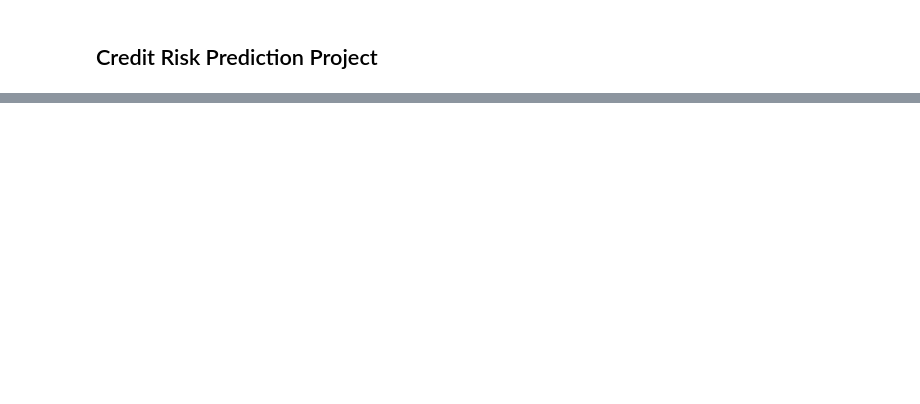
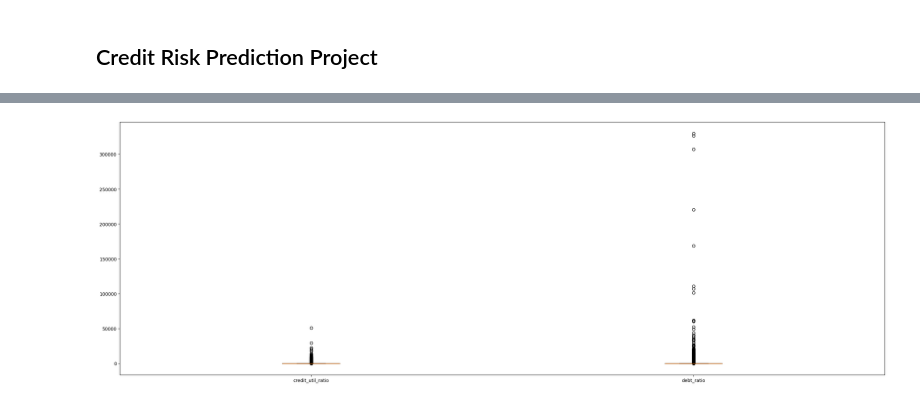
Before and after one commit to nb488/Credit-Risk-Prediction-Project, a Jupyter notebook: main.ipynb, the cells around one changed output, grey strips where cells are left out. Cells and saved outputs as stored; diff of their text form; code cells hidden in the pictures; blank space fills up the shorter version.

```diff
--- a/main.ipynb
+++ b/main.ipynb
@@ -10,0 +155,9 @@ ModuleNotFoundError: No module named 'pandas'
+# %%
+columns_1 = credit_traindf[["credit_util_ratio", "debt_ratio"]]
+
+plt.figure(figsize = (30,10))
+plt.boxplot(columns_1)
+plt.xticks(ticks = range(1,3), labels = columns_1)
+plt.show()
+# %% [output]
+[figure, added]
```
Also changed, not shown: parts of 20 cells of this notebook.
